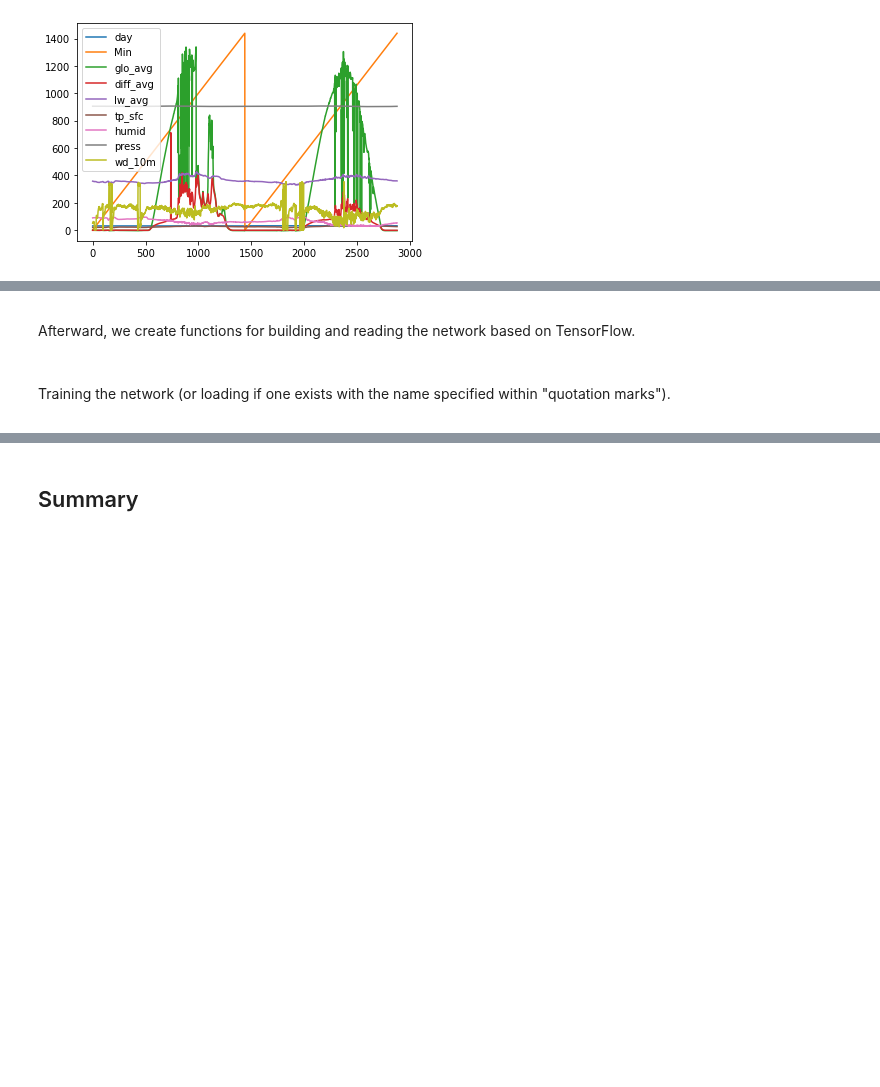
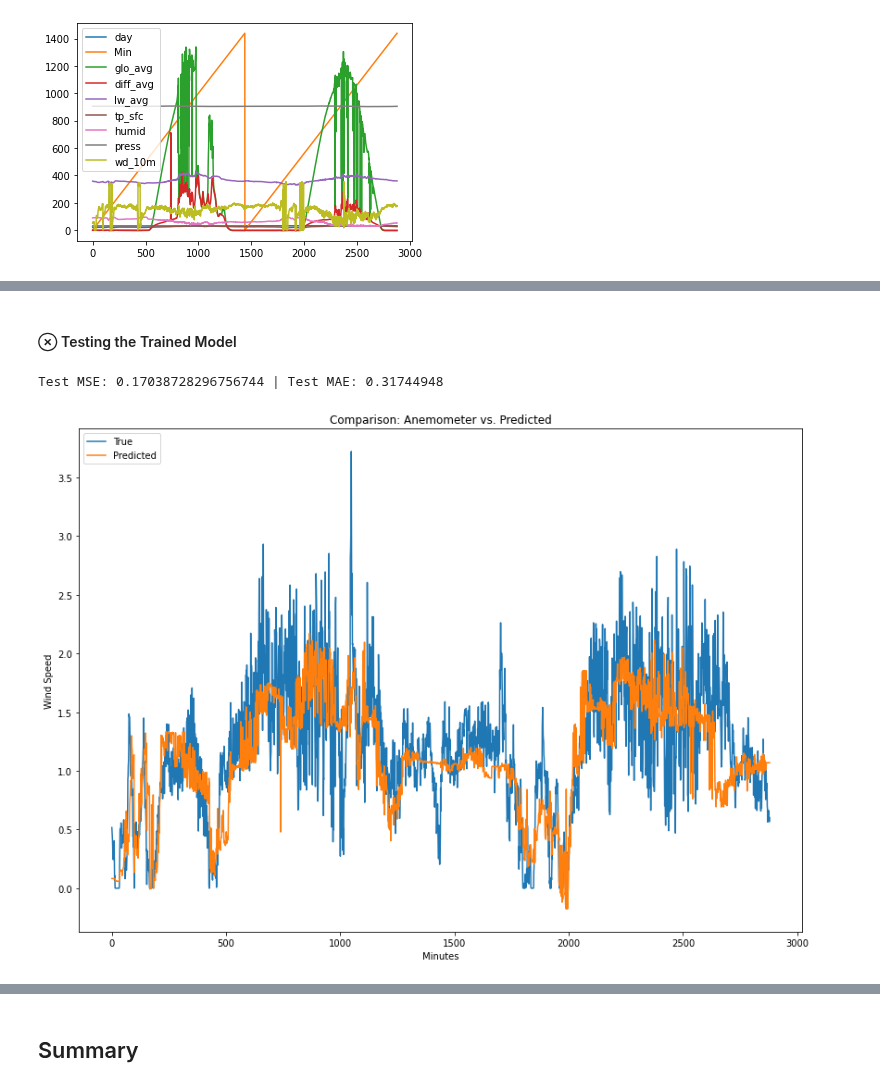
Before and after one commit to muriloboratto/AI-university-assignments, a Jupyter notebook: 2-Neural-Network/03-multilayer-perceptron-regression.ipynb, the cells around one changed output, grey strips where cells are left out. Cells and saved outputs as stored; diff of their text form; code cells hidden in the pictures; blank space fills up the shorter version.

```diff
--- a/2-Neural-Network/03-multilayer-perceptron-regression.ipynb
+++ b/2-Neural-Network/03-multilayer-perceptron-regression.ipynb
@@ -393,0 +422,19 @@ Creating a function to plot graphs:
+# %%
+# Train the model
+model = Model(x_train.shape[1])
+criterion = nn.MSELoss()
+optimizer = optim.RMSprop(model.parameters(), lr=0.01)
+
+for epoch in range(30):  # Loop over the dataset multiple times
+    running_loss = 0.0
+    for i, data in enumerate(train_dl, 0):
+        inputs, labels = data
+        optimizer.zero_grad()
+        outputs = model(inputs)
+        loss = criterion(outputs, labels)
+        loss.backward()
+        optimizer.step()
+        running_loss += loss.item()
+    print(f'Epoch {epoch+1}, Loss: {running_loss / i}')
+
+print('Finished Training')
@@ -394,19 +459,23 @@ Creating a function to plot graphs:
+# %% [markdown]
+#### ⊗ Testing the Trained Model
 # %%
-def plot_data_comp(title,data_plot1,data_plot2):
-    plt.figure(figsize=(14, 10), dpi=80, facecolor='w', edgecolor='k')
+# Test the model
+model.eval()
+with torch.no_grad():
+    predictions = model(x_test)
+    mse = criterion(predictions, y_test)
+    mae = mean_absolute_error(y_test.numpy(), predictions.numpy())
+print('Test MSE:', mse.item(), '| Test MAE:', mae)
 
-    # plt.subplot(2, 1, 0)
-    plt.plot(data_plot1,label="Original")
-    plt.plot(data_plot2,label="Predicted")
-
-    plt.xlabel("Minutes")
-    plt.ylabel("Wind Speed")
-    plt.title(title)
-    plt.legend(loc=0)
-    plt.show()
+# Plot the comparison
+plt.figure(figsize=(14, 10))
+plt.plot(y_test, label='True')
+plt.plot(predictions, label='Predicted')
+plt.xlabel('Minutes')
+plt.ylabel('Wind Speed')
+plt.title('Comparison: Anemometer vs. Predicted')
+plt.legend(loc='upper left')
+plt.show()
+# %% [output]
+Test MSE: 0.17038728296756744 | Test MAE: 0.31744948
+[figure, added]
-# %% [markdown]
-<p style='text-align: justify;'>
-
-Afterward, we create functions for building and reading the network based on TensorFlow.
-
-</p>
@@ -470,6 +481,0 @@ def get_model(x_train, y_train, x_test, y_test, listall, name):
-# %% [markdown]
-<p style='text-align: justify;'>
-
-Training the network (or loading if one exists with the name specified within "quotation marks").
-
-</p>
```
Also changed, not shown: parts of 35 cells of this notebook, 13 other files.
